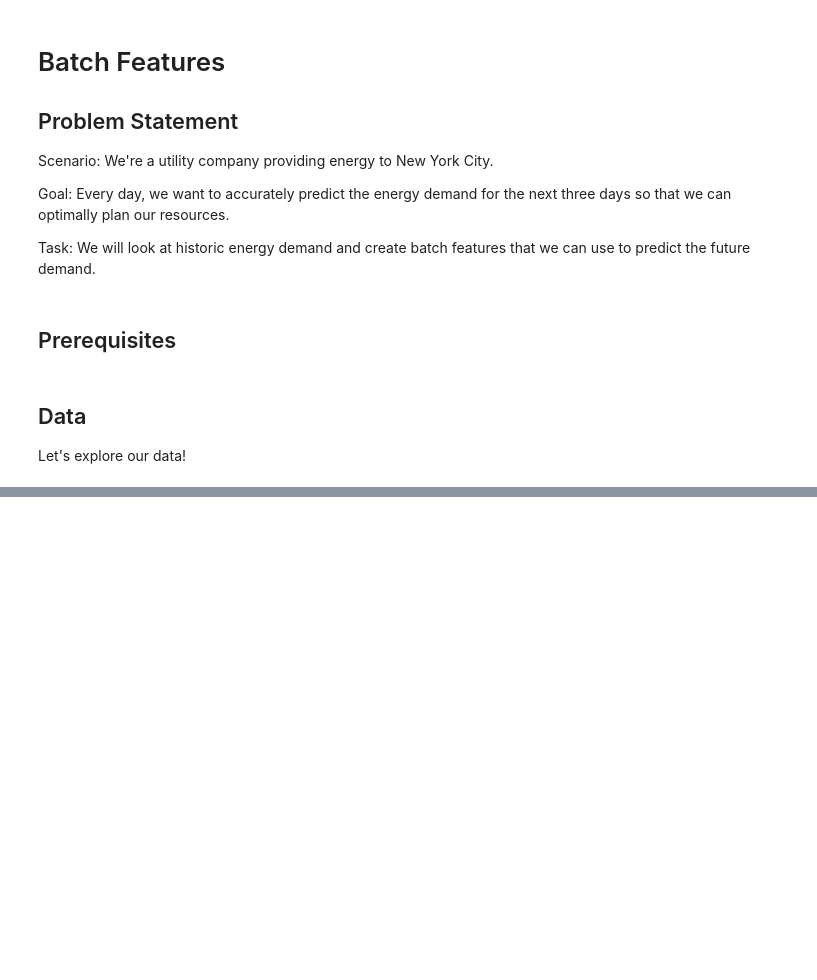
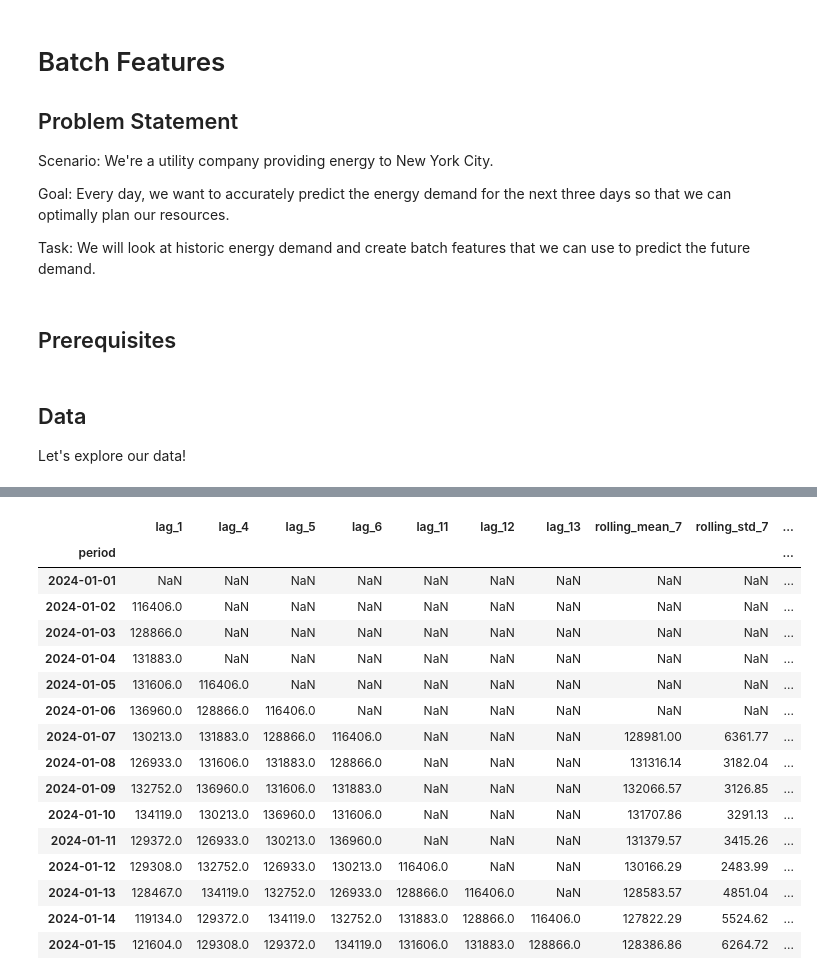
Before and after one commit to power-mithika/real-time-data-forecasting-with-ai-and-python-4565024, a Jupyter notebook: batch/features_calculation.ipynb, the cells around one changed output, grey strips where cells are left out. Drawn from its saved outputs; the diff is of its cells as text; code cells hidden in the pictures; blank space fills up the shorter version.

```diff
--- a/batch/features_calculation.ipynb
+++ b/batch/features_calculation.ipynb
@@ -30,0 +60,15 @@ NameError: name 'pd' is not defined
+# %%
+batch_df = pd.DataFrame()
+
+# Lagging features
+batch_df['lag_1'] = df_daily['value'].shift(1) # Energy demand -1 day
+
+batch_df['lag_4'] = df_daily['value'].shift(4) # Energy demand +3 days - 7 days
+batch_df['lag_5'] = df_daily['value'].shift(5) # Energy demand +2 days - 7 days
+batch_df['lag_6'] = df_daily['value'].shift(6) # Energy demand +1 days - 7 days
+
+batch_df['lag_11'] = df_daily['value'].shift(11) # Energy demand +3 days - 14 days
+batch_df['lag_12'] = df_daily['value'].shift(12) # Energy demand +2 days - 14 days
+batch_df['lag_13'] = df_daily['value'].shift(13) # Energy demand +1 days - 14 days
+
+batch_df.head(14)
@@ -30,0 +92,6 @@ NameError: name 'pd' is not defined
+# %%
+# Rolling statistics
+batch_df['rolling_mean_7'] = df_daily['value'].rolling(window=7).mean().round(2)
+batch_df['rolling_std_7'] = df_daily['value'].rolling(window=7).std().round(2)
+
+batch_df.head(7)
@@ -30,0 +108,28 @@ NameError: name 'pd' is not defined
+# %%
+
+# Inspect target variable - it's actually 3!
+
+# Lagging target variable
+batch_df['target_1d'] = df_daily['value'].shift(-1) # Next day
+batch_df['target_2d'] = df_daily['value'].shift(-2) # Second-next day
+batch_df['target_3d'] = df_daily['value'].shift(-3) # Third-next day
+
+batch_df.head(15)
+# %% [output]
+|  | lag_1 | lag_4 | lag_5 | lag_6 | lag_11 | lag_12 | lag_13 | rolling_mean_7 | rolling_std_7 | ... |
+| period |  |  |  |  |  |  |  |  |  | ... |
+| 2024-01-01 | NaN | NaN | NaN | NaN | NaN | NaN | NaN | NaN | NaN | ... |
+| 2024-01-02 | 116406.0 | NaN | NaN | NaN | NaN | NaN | NaN | NaN | NaN | ... |
+| 2024-01-03 | 128866.0 | NaN | NaN | NaN | NaN | NaN | NaN | NaN | NaN | ... |
+| 2024-01-04 | 131883.0 | NaN | NaN | NaN | NaN | NaN | NaN | NaN | NaN | ... |
+| 2024-01-05 | 131606.0 | 116406.0 | NaN | NaN | NaN | NaN | NaN | NaN | NaN | ... |
+| 2024-01-06 | 136960.0 | 128866.0 | 116406.0 | NaN | NaN | NaN | NaN | NaN | NaN | ... |
+| 2024-01-07 | 130213.0 | 131883.0 | 128866.0 | 116406.0 | NaN | NaN | NaN | 128981.00 | 6361.77 | ... |
+| 2024-01-08 | 126933.0 | 131606.0 | 131883.0 | 128866.0 | NaN | NaN | NaN | 131316.14 | 3182.04 | ... |
+| 2024-01-09 | 132752.0 | 136960.0 | 131606.0 | 131883.0 | NaN | NaN | NaN | 132066.57 | 3126.85 | ... |
+| 2024-01-10 | 134119.0 | 130213.0 | 136960.0 | 131606.0 | NaN | NaN | NaN | 131707.86 | 3291.13 | ... |
+| 2024-01-11 | 129372.0 | 126933.0 | 130213.0 | 136960.0 | NaN | NaN | NaN | 131379.57 | 3415.26 | ... |
+| 2024-01-12 | 129308.0 | 132752.0 | 126933.0 | 130213.0 | 116406.0 | NaN | NaN | 130166.29 | 2483.99 | ... |
+| 2024-01-13 | 128467.0 | 134119.0 | 132752.0 | 126933.0 | 128866.0 | 116406.0 | NaN | 128583.57 | 4851.04 | ... |
+| 2024-01-14 | 119134.0 | 129372.0 | 134119.0 | 132752.0 | 131883.0 | 128866.0 | 116406.0 | 127822.29 | 5524.62 | ... |
+| 2024-01-15 | 121604.0 | 129308.0 | 129372.0 | 134119.0 | 131606.0 | 131883.0 | 128866.0 | 128386.86 | 6264.72 | ... |
```
Also changed, not shown: parts of 11 cells of this notebook, 1 other file.
